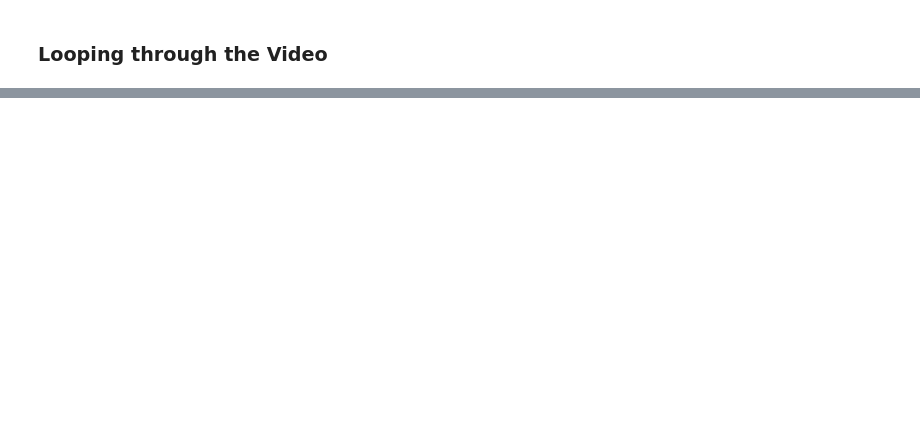
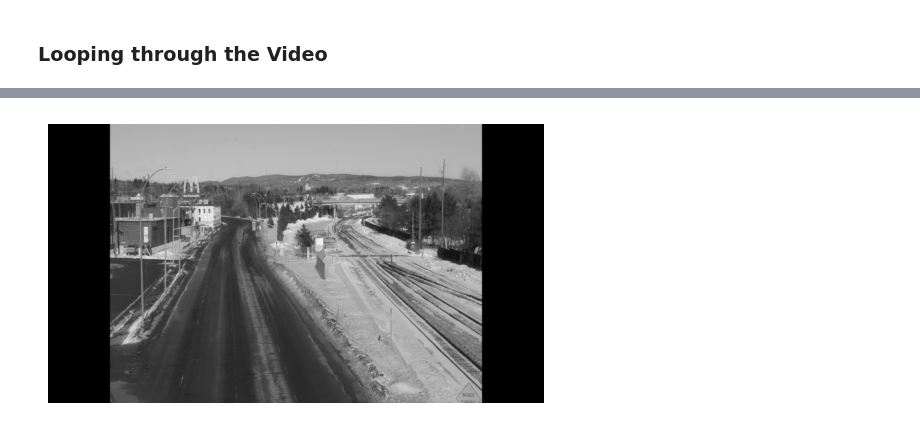
Before and after one commit to pedromartip/visual_tracking_algorithm, a Jupyter notebook: code.ipynb, the cells around one changed output, grey strips where cells are left out. Cells and saved outputs as stored; diff of their text form; code cells hidden in the pictures; blank space fills up the shorter version.

```diff
--- a/code.ipynb
+++ b/code.ipynb
@@ -42,6 +79,9 @@ while True:
 
     gray_frame = cv2.cvtColor(frame, cv2.COLOR_BGR2GRAY)
 
+    # Apply background subtraction
+    fgMask = backSub.apply(gray_frame)
+
     # Display the grayscale frame
     display_image(gray_frame)
 
@@ -49,0 +96,32 @@ cap.release()
+# %%
+# Display an image
+def display_image(image):
+    plt.imshow(cv2.cvtColor(image, cv2.COLOR_BGR2RGB))
+    plt.axis('off')
+    plt.show()
+# %%
+video_path = 'cars.mp4'
+cap = cv2.VideoCapture(video_path)
+
+frame_sum = None
+frame_number = 600
+
+# Read and extract the frame
+for i in range(frame_number):
+    ret, frame = cap.read()
+
+    if not ret:
+        print(f"Error: Could not read frame {frame_number}.")
+        exit()
+
+    gray_frame = cv2.cvtColor(frame, cv2.COLOR_BGR2GRAY).astype(np.float32)
+    if frame_sum is None:
+        frame_sum = gray_frame
+    else:
+        frame_sum += gray_frame
+
+averag_background = frame_sum / frame_number
+averag_background = np.uint8(averag_background)
+display_image(averag_background)
+# %% [output]
+[figure, added]
```
Also changed, not shown: parts of 7 cells of this notebook.
